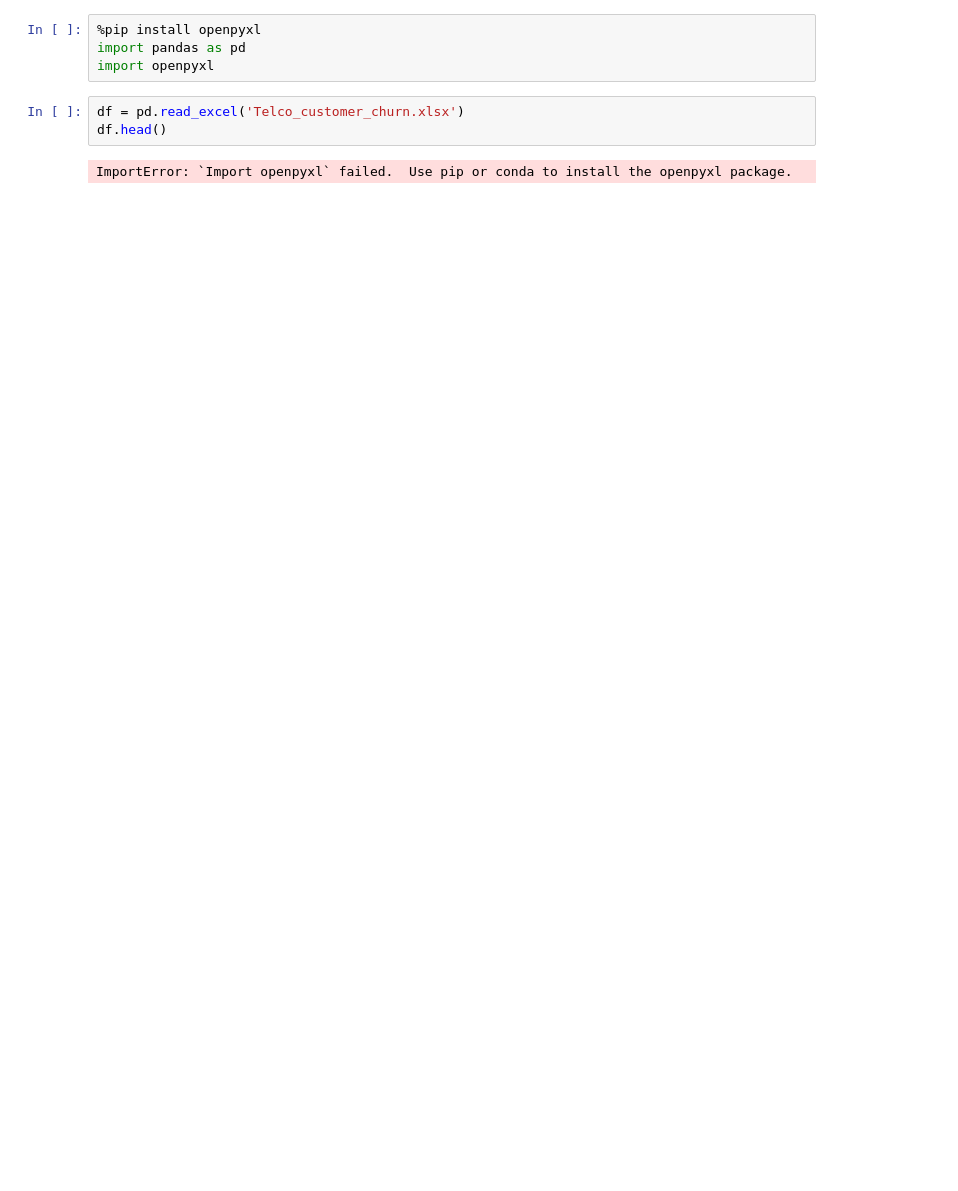
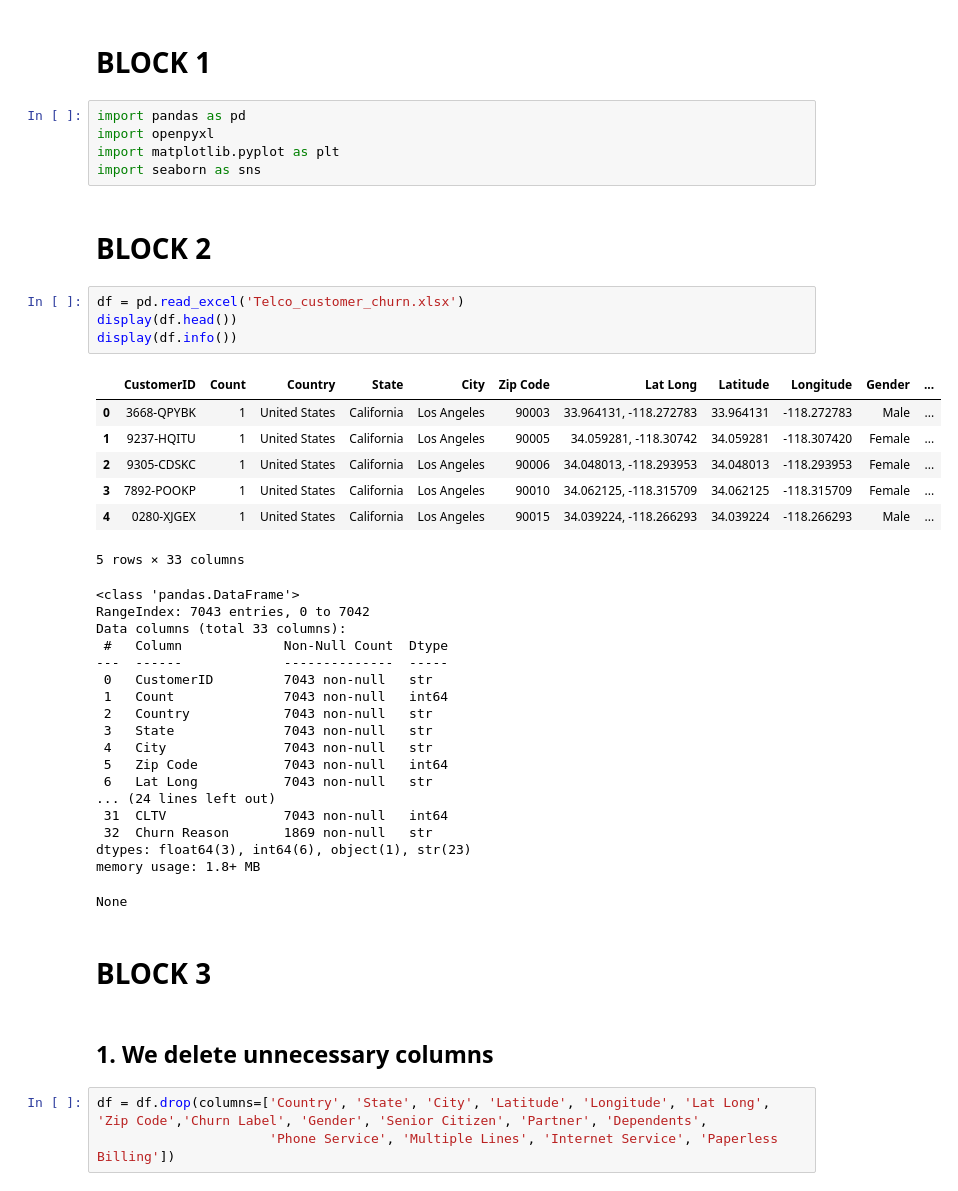
Before and after one commit to m4rkellkka/telco-customer-retention, a Jupyter notebook: churn_analysis.ipynb, the cells around one changed output. Cells and saved outputs as stored; diff of their text form; blank space fills up the shorter version.

```diff
--- a/churn_analysis.ipynb
+++ b/churn_analysis.ipynb
@@ -1,9 +1,46 @@
+# %% [markdown]
+# BLOCK 1
 # %%
-%pip install openpyxl
 import pandas as pd
 import openpyxl
+import matplotlib.pyplot as plt
+import seaborn as sns
+# %% [markdown]
+# BLOCK 2
 # %%
 df = pd.read_excel('Telco_customer_churn.xlsx')
-df.head()
+display(df.head())
+display(df.info())
 # %% [output]
+|  | CustomerID | Count | Country | State | City | Zip Code | Lat Long | Latitude | Longitude | Gender | ... |
+| 0 | 3668-QPYBK | 1 | United States | California | Los Angeles | 90003 | 33.964131, -118.272783 | 33.964131 | -118.272783 | Male | ... |
+| 1 | 9237-HQITU | 1 | United States | California | Los Angeles | 90005 | 34.059281, -118.30742 | 34.059281 | -118.307420 | Female | ... |
+| 2 | 9305-CDSKC | 1 | United States | California | Los Angeles | 90006 | 34.048013, -118.293953 | 34.048013 | -118.293953 | Female | ... |
+| 3 | 7892-POOKP | 1 | United States | California | Los Angeles | 90010 | 34.062125, -118.315709 | 34.062125 | -118.315709 | Female | ... |
+| 4 | 0280-XJGEX | 1 | United States | California | Los Angeles | 90015 | 34.039224, -118.266293 | 34.039224 | -118.266293 | Male | ... |
-ImportError: `Import openpyxl` failed.  Use pip or conda to install the openpyxl package.
+5 rows × 33 columns
+<class 'pandas.DataFrame'>
+RangeIndex: 7043 entries, 0 to 7042
+Data columns (total 33 columns):
+ #   Column             Non-Null Count  Dtype
+---  ------             --------------  -----
+ 0   CustomerID         7043 non-null   str
+ 1   Count              7043 non-null   int64
+ 2   Country            7043 non-null   str
+ 3   State              7043 non-null   str
+ 4   City               7043 non-null   str
+ 5   Zip Code           7043 non-null   int64
+ 6   Lat Long           7043 non-null   str
+... (24 lines left out)
+ 31  CLTV               7043 non-null   int64
+ 32  Churn Reason       1869 non-null   str
+dtypes: float64(3), int64(6), object(1), str(23)
+memory usage: 1.8+ MB
+None
+# %% [markdown]
+# BLOCK 3
+# %% [markdown]
+## 1. We delete unnecessary columns
+# %%
+df = df.drop(columns=['Country', 'State', 'City', 'Latitude', 'Longitude', 'Lat Long', 'Zip Code','Churn Label', 'Gender', 'Senior Citizen', 'Partner', 'Dependents',
+                      'Phone Service', 'Multiple Lines', 'Internet Service', 'Paperless Billing'])
```
Also changed, not shown: parts of 35 cells of this notebook, 2 other files.
